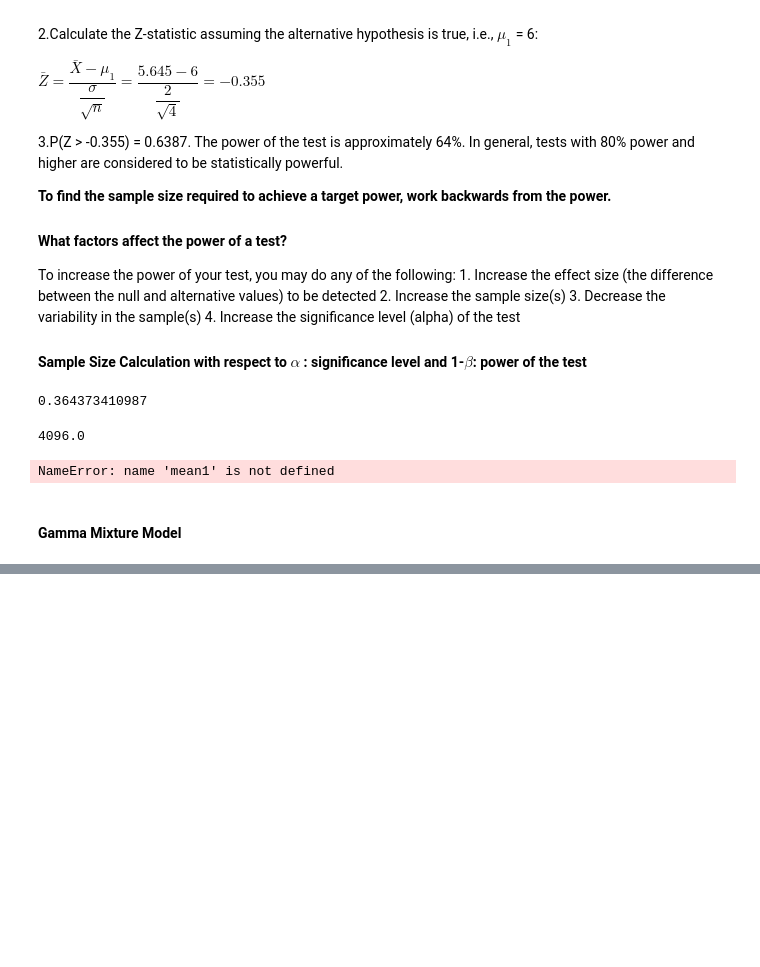
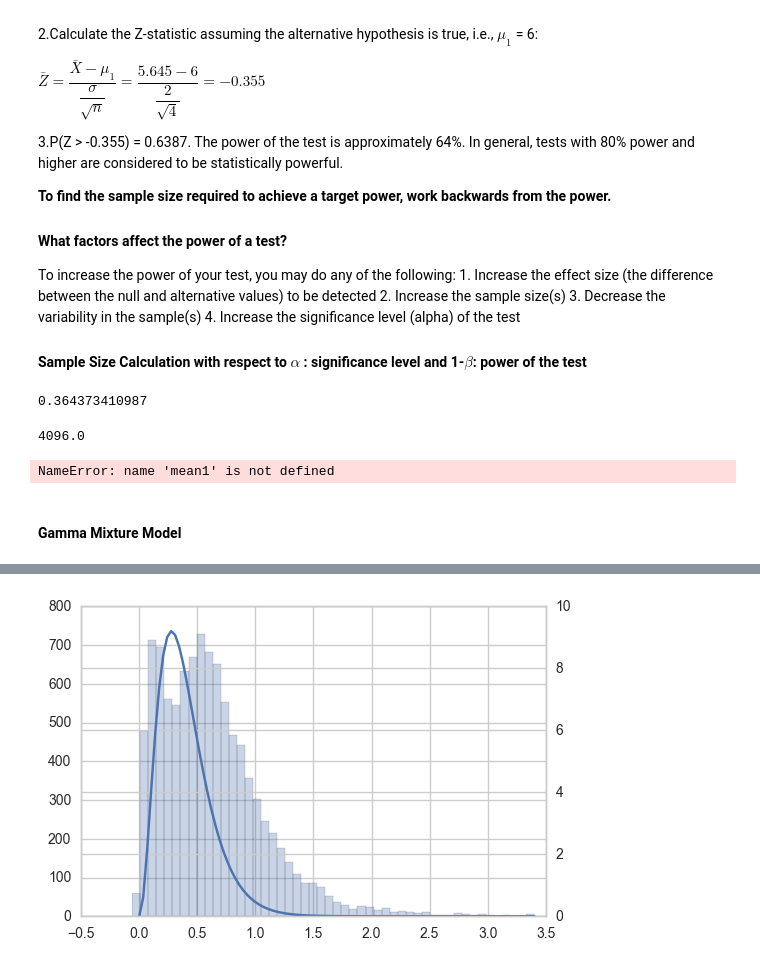
Before and after one commit to Starofall/RTX, a Jupyter notebook: examples/crowdnav-ttest/notebooks/Statistical Analysis Development.ipynb, the cells around one changed output, grey strips where cells are left out. Saved outputs shown, nothing was run; the diff lists cells and outputs as text; code cells hidden in the pictures; blank space fills up the shorter version.

Commit message:
Gamma Mixture Model added using Matlab

```diff
--- a/examples/crowdnav-ttest/notebooks/Statistical Analysis Development.ipynb
+++ b/examples/crowdnav-ttest/notebooks/Statistical Analysis Development.ipynb
@@ -449,0 +450,27 @@ plt.plot(x, stats.gamma.pdf(x, alpha[1], rate[1],pi[1] ), "*")
+# %%
+import matlab.engine as meng
+eng = meng.start_matlab()
+eng.cd(r'../../GMMestimator/')
+log_data = np.log(data)
+# %%
+prob, alpha_gamma, beta_gamma = eng.GMMestimator(matlab.double(log_data.values.tolist()),2,5,0.00001,1, nargout=3)
+
+prob = np.asarray(prob);
+alpha_gamma = np.asarray(alpha_gamma);
+beta_gamma = np.asarray(beta_gamma);
+# %%
+x = log_data
+plt.hist(x, bins=50, alpha=0.3)
+alpha = alpha_gamma[0]
+rate = np.asarray(beta_gamma)[0]
+pi = np.asarray(prob)[0]
+t = np.linspace(0.001, np.max(x), 100)
+g[:, 0] = np.multiply(pi[0] , ((1/(np.power(rate[0], alpha[0])/scipy.special.gamma(alpha[0]))) * np.power.outer(t, alpha[0]-1) *  np.exp(-np.divide.outer(t, rate[0]))))
+g[:, 1] = np.multiply(pi[1] , ((1/(np.power(rate[1], alpha[1])/scipy.special.gamma(alpha[1]))) * np.power.outer(t, alpha[1]-1) *  np.exp(-np.divide.outer(t, rate[1]))))
+
+ax2 = plt.gca().twinx()
+ax2.plot(t, g[:, 0])
+# ax2.plot(t, g[:, 1])
+plt.show()
+# %% [output]
+[figure, added]
```
Also changed, not shown: parts of 11 cells of this notebook.
